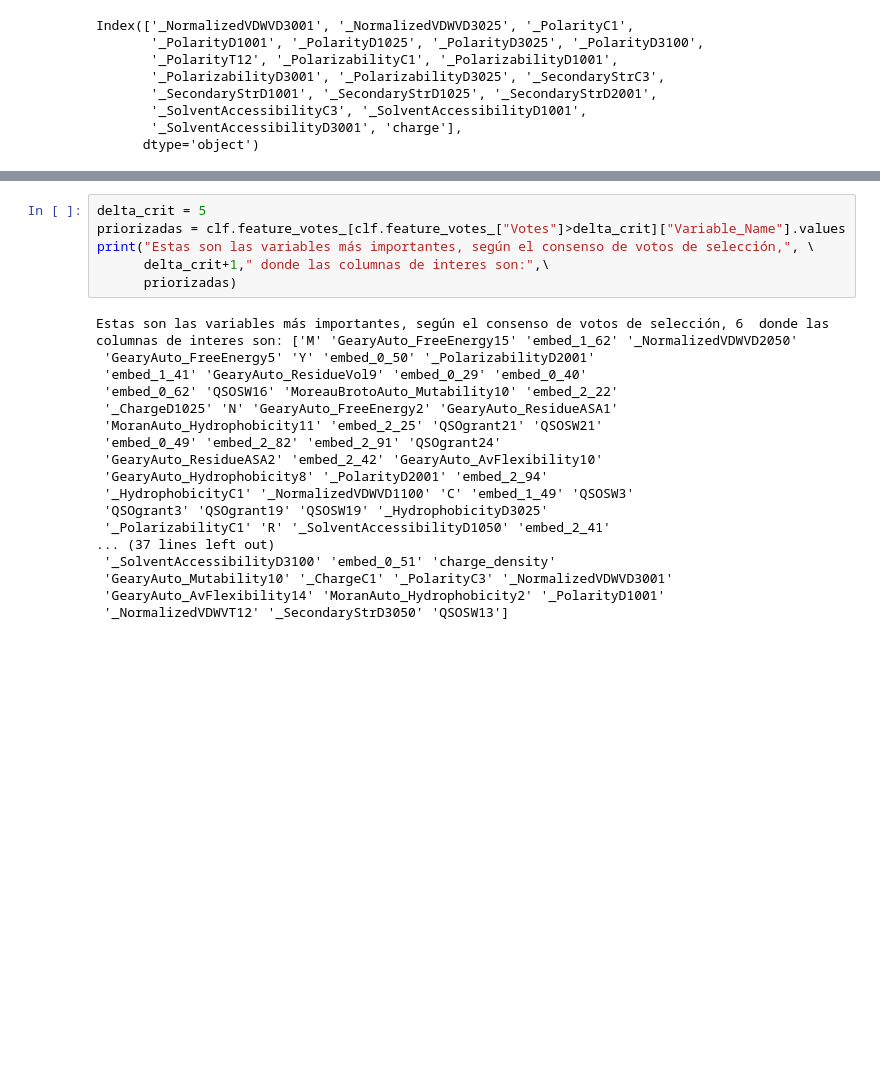
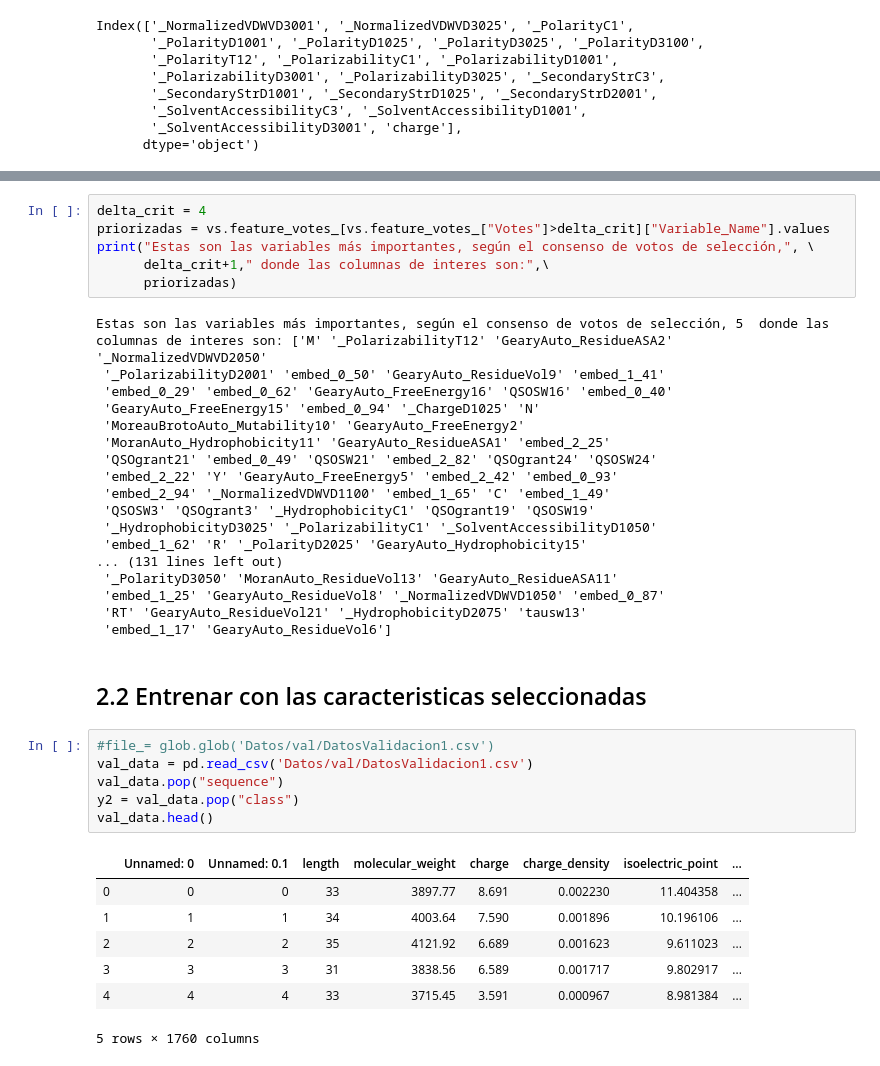
Before and after one commit to santyarboleda/Reconocimiento-de-Patrones, a Jupyter notebook: Competencia_RP.ipynb, the cells around one changed output, grey strips where cells are left out. Drawn from its saved outputs; the diff is of its cells as text; blank space fills up the shorter version.

```diff
--- a/Competencia_RP.ipynb
+++ b/Competencia_RP.ipynb
@@ -553,24 +617,40 @@ clf.feature_votes_
 # %%
-delta_crit = 5
-priorizadas = clf.feature_votes_[clf.feature_votes_["Votes"]>delta_crit]["Variable_Name"].values
+delta_crit = 4
+priorizadas = vs.feature_votes_[vs.feature_votes_["Votes"]>delta_crit]["Variable_Name"].values
 print("Estas son las variables más importantes, según el consenso de votos de selección,", \
       delta_crit+1," donde las columnas de interes son:",\
       priorizadas)
 # %% [output]
-Estas son las variables más importantes, según el consenso de votos de selección, 6  donde las columnas de interes son: ['M' 'GearyAuto_FreeEnergy15' 'embed_1_62' '_NormalizedVDWVD2050'
- 'GearyAuto_FreeEnergy5' 'Y' 'embed_0_50' '_PolarizabilityD2001'
- 'embed_1_41' 'GearyAuto_ResidueVol9' 'embed_0_29' 'embed_0_40'
- 'embed_0_62' 'QSOSW16' 'MoreauBrotoAuto_Mutability10' 'embed_2_22'
- '_ChargeD1025' 'N' 'GearyAuto_FreeEnergy2' 'GearyAuto_ResidueASA1'
- 'MoranAuto_Hydrophobicity11' 'embed_2_25' 'QSOgrant21' 'QSOSW21'
- 'embed_0_49' 'embed_2_82' 'embed_2_91' 'QSOgrant24'
- 'GearyAuto_ResidueASA2' 'embed_2_42' 'GearyAuto_AvFlexibility10'
- 'GearyAuto_Hydrophobicity8' '_PolarityD2001' 'embed_2_94'
- '_HydrophobicityC1' '_NormalizedVDWVD1100' 'C' 'embed_1_49' 'QSOSW3'
- 'QSOgrant3' 'QSOgrant19' 'QSOSW19' '_HydrophobicityD3025'
- '_PolarizabilityC1' 'R' '_SolventAccessibilityD1050' 'embed_2_41'
-... (37 lines left out)
- '_SolventAccessibilityD3100' 'embed_0_51' 'charge_density'
- 'GearyAuto_Mutability10' '_ChargeC1' '_PolarityC3' '_NormalizedVDWVD3001'
- 'GearyAuto_AvFlexibility14' 'MoranAuto_Hydrophobicity2' '_PolarityD1001'
- '_NormalizedVDWVT12' '_SecondaryStrD3050' 'QSOSW13']
+Estas son las variables más importantes, según el consenso de votos de selección, 5  donde las columnas de interes son: ['M' '_PolarizabilityT12' 'GearyAuto_ResidueASA2' '_NormalizedVDWVD2050'
+ '_PolarizabilityD2001' 'embed_0_50' 'GearyAuto_ResidueVol9' 'embed_1_41'
+ 'embed_0_29' 'embed_0_62' 'GearyAuto_FreeEnergy16' 'QSOSW16' 'embed_0_40'
+ 'GearyAuto_FreeEnergy15' 'embed_0_94' '_ChargeD1025' 'N'
+ 'MoreauBrotoAuto_Mutability10' 'GearyAuto_FreeEnergy2'
+ 'MoranAuto_Hydrophobicity11' 'GearyAuto_ResidueASA1' 'embed_2_25'
+ 'QSOgrant21' 'embed_0_49' 'QSOSW21' 'embed_2_82' 'QSOgrant24' 'QSOSW24'
+ 'embed_2_22' 'Y' 'GearyAuto_FreeEnergy5' 'embed_2_42' 'embed_0_93'
+ 'embed_2_94' '_NormalizedVDWVD1100' 'embed_1_65' 'C' 'embed_1_49'
+ 'QSOSW3' 'QSOgrant3' '_HydrophobicityC1' 'QSOgrant19' 'QSOSW19'
+ '_HydrophobicityD3025' '_PolarizabilityC1' '_SolventAccessibilityD1050'
+ 'embed_1_62' 'R' '_PolarityD2025' 'GearyAuto_Hydrophobicity15'
+... (131 lines left out)
+ '_PolarityD3050' 'MoranAuto_ResidueVol13' 'GearyAuto_ResidueASA11'
+ 'embed_1_25' 'GearyAuto_ResidueVol8' '_NormalizedVDWVD1050' 'embed_0_87'
+ 'RT' 'GearyAuto_ResidueVol21' '_HydrophobicityD2075' 'tausw13'
+ 'embed_1_17' 'GearyAuto_ResidueVol6']
+# %% [markdown]
+## 2.2 Entrenar con las caracteristicas seleccionadas
+# %%
+#file_= glob.glob('Datos/val/DatosValidacion1.csv')
+val_data = pd.read_csv('Datos/val/DatosValidacion1.csv')
+val_data.pop("sequence")
+y2 = val_data.pop("class")
+val_data.head()
+# %% [output]
+|  | Unnamed: 0 | Unnamed: 0.1 | length | molecular_weight | charge | charge_density | isoelectric_point | ... |
+| 0 | 0 | 0 | 33 | 3897.77 | 8.691 | 0.002230 | 11.404358 | ... |
+| 1 | 1 | 1 | 34 | 4003.64 | 7.590 | 0.001896 | 10.196106 | ... |
+| 2 | 2 | 2 | 35 | 4121.92 | 6.689 | 0.001623 | 9.611023 | ... |
+| 3 | 3 | 3 | 31 | 3838.56 | 6.589 | 0.001717 | 9.802917 | ... |
+| 4 | 4 | 4 | 33 | 3715.45 | 3.591 | 0.000967 | 8.981384 | ... |
+5 rows × 1760 columns
```
Also changed, not shown: parts of 36 cells of this notebook.
